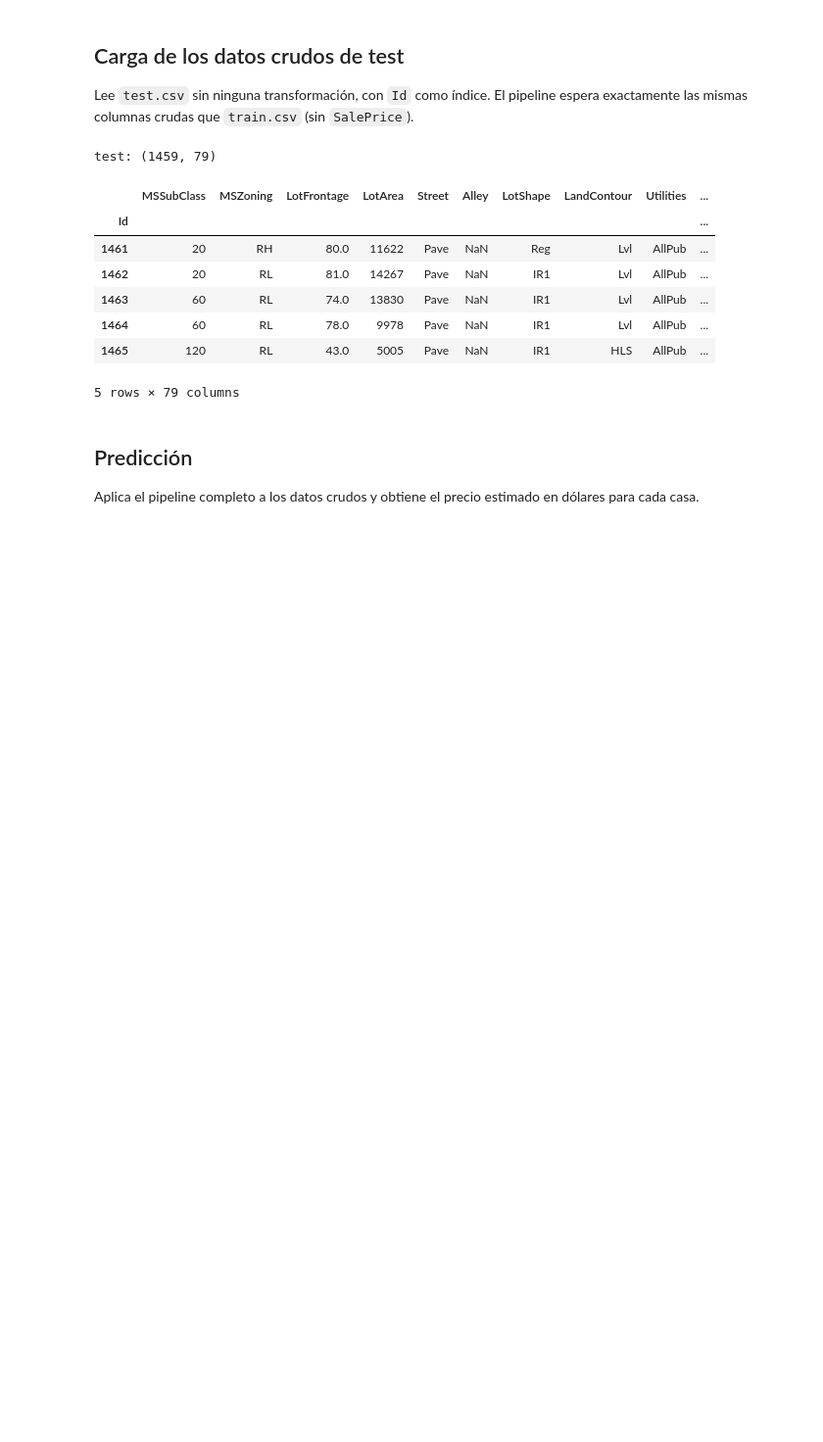
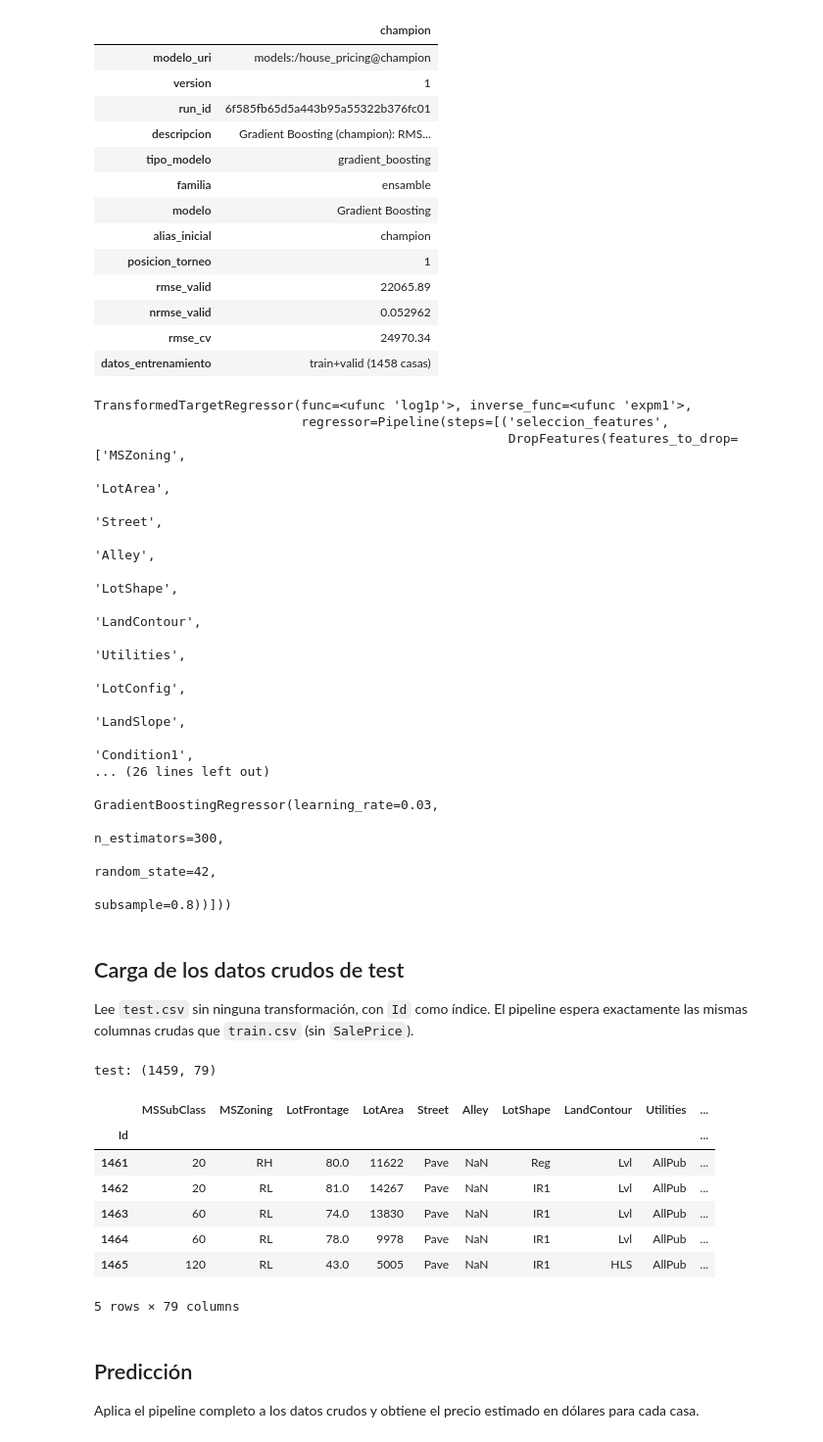
Before and after one commit to prengsen/house-pricing-pd-2026-b, a Jupyter notebook: notebooks/4.0-pb-inferencia.ipynb, the cells around one changed output. Shown at 98% size. Saved outputs shown, nothing was run; the diff lists cells and outputs as text; code cells hidden in the pictures; blank space fills up the shorter version.

```diff
--- a/notebooks/4.0-pb-inferencia.ipynb
+++ b/notebooks/4.0-pb-inferencia.ipynb
@@ -9,13 +9,23 @@ Importa las librerías y define las rutas del proyecto.
 # %%
 from pathlib import Path
 
-import joblib
 import matplotlib.pyplot as plt
+import mlflow
+from mlflow import MlflowClient
 import pandas as pd
+import yaml
 from matplotlib.ticker import FuncFormatter
 
 PROJ_ROOT = Path.cwd().parent
 RAW_DATA_DIR = PROJ_ROOT / "data" / "raw"
 PROCESSED_DATA_DIR = PROJ_ROOT / "data" / "processed"
-MODELS_DIR = PROJ_ROOT / "models"
+
+with open(PROJ_ROOT / "pipeline_config.yaml") as f:
+    MLFLOW_CONFIG = yaml.safe_load(f)["MLFLOW"]
+
+MODELO_REGISTRADO = MLFLOW_CONFIG["MODELO_REGISTRADO"]
+ALIAS = "champion"
+
+mlflow.set_tracking_uri(f"sqlite:///{PROJ_ROOT / MLFLOW_CONFIG['TRACKING_DB']}")
+cliente_mlflow = MlflowClient()
 # %% [markdown]
@@ -51,3 +42,49 @@ TransformedTargetRegressor(func=<ufunc 'log1p'>, inverse_func=<ufunc 'expm1'>,
+# %%
+version_champion = cliente_mlflow.get_model_version_by_alias(MODELO_REGISTRADO, ALIAS)
+modelo_uri = f"models:/{MODELO_REGISTRADO}@{ALIAS}"
+
+display(pd.Series({
+    "modelo_uri": modelo_uri,
+    "version": version_champion.version,
+    "run_id": version_champion.run_id,
+    "descripcion": version_champion.description,
+    **version_champion.tags,
+}, name="champion").to_frame())
+
+pipeline_inferencia = mlflow.sklearn.load_model(modelo_uri)
+pipeline_inferencia
+# %% [output]
+|  | champion |
+| modelo_uri | models:/house_pricing@champion |
+| version | 1 |
+| run_id | 6f585fb65d5a443b95a55322b376fc01 |
+| descripcion | Gradient Boosting (champion): RMS... |
+| tipo_modelo | gradient_boosting |
+| familia | ensamble |
+| modelo | Gradient Boosting |
+| alias_inicial | champion |
+| posicion_torneo | 1 |
+| rmse_valid | 22065.89 |
+| nrmse_valid | 0.052962 |
+| rmse_cv | 24970.34 |
+| datos_entrenamiento | train+valid (1458 casas) |
+TransformedTargetRegressor(func=<ufunc 'log1p'>, inverse_func=<ufunc 'expm1'>,
+                           regressor=Pipeline(steps=[('seleccion_features',
+                                                      DropFeatures(features_to_drop=['MSZoning',
+                                                                                     'LotArea',
+                                                                                     'Street',
+                                                                                     'Alley',
+                                                                                     'LotShape',
+                                                                                     'LandContour',
+                                                                                     'Utilities',
+                                                                                     'LotConfig',
+                                                                                     'LandSlope',
+                                                                                     'Condition1',
+... (26 lines left out)
+                                                      GradientBoostingRegressor(learning_rate=0.03,
+                                                                                n_estimators=300,
+                                                                                random_state=42,
+                                                                                subsample=0.8))]))
 # %% [markdown]
 ## Carga de los datos crudos de test
 
```
Also changed, not shown: parts of 7 cells of this notebook, 4 other files.
